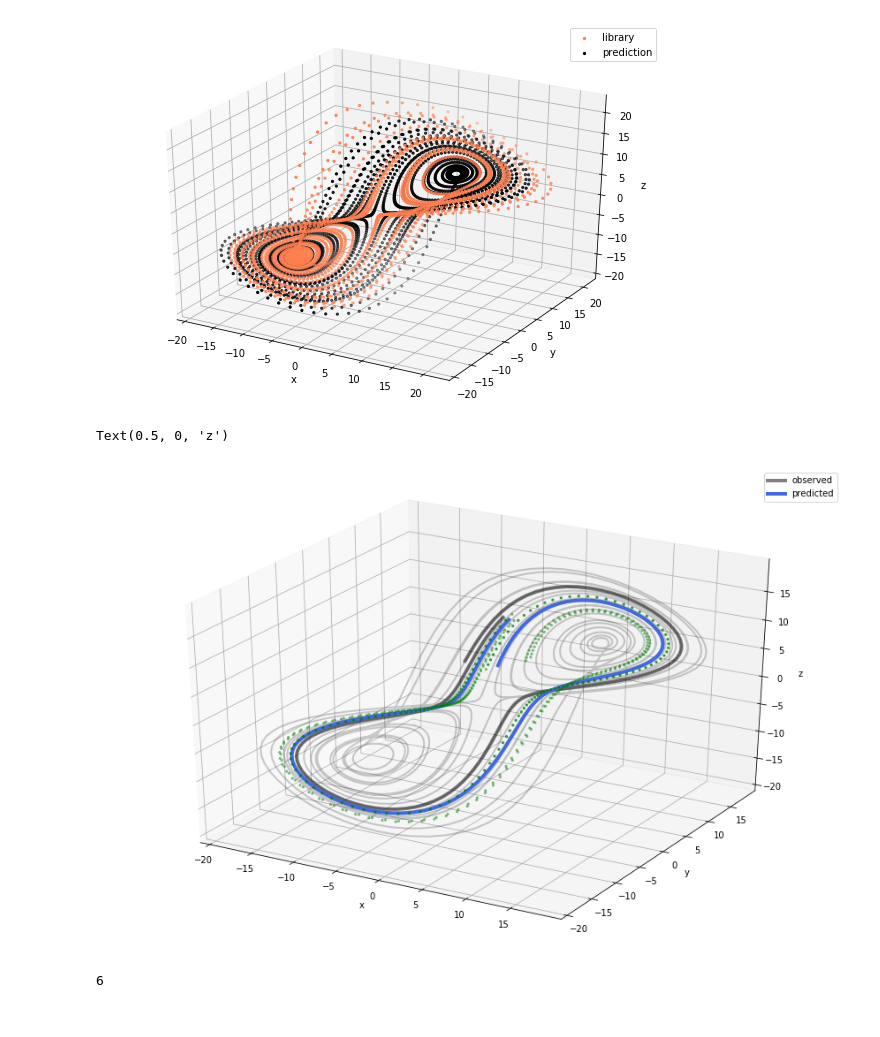
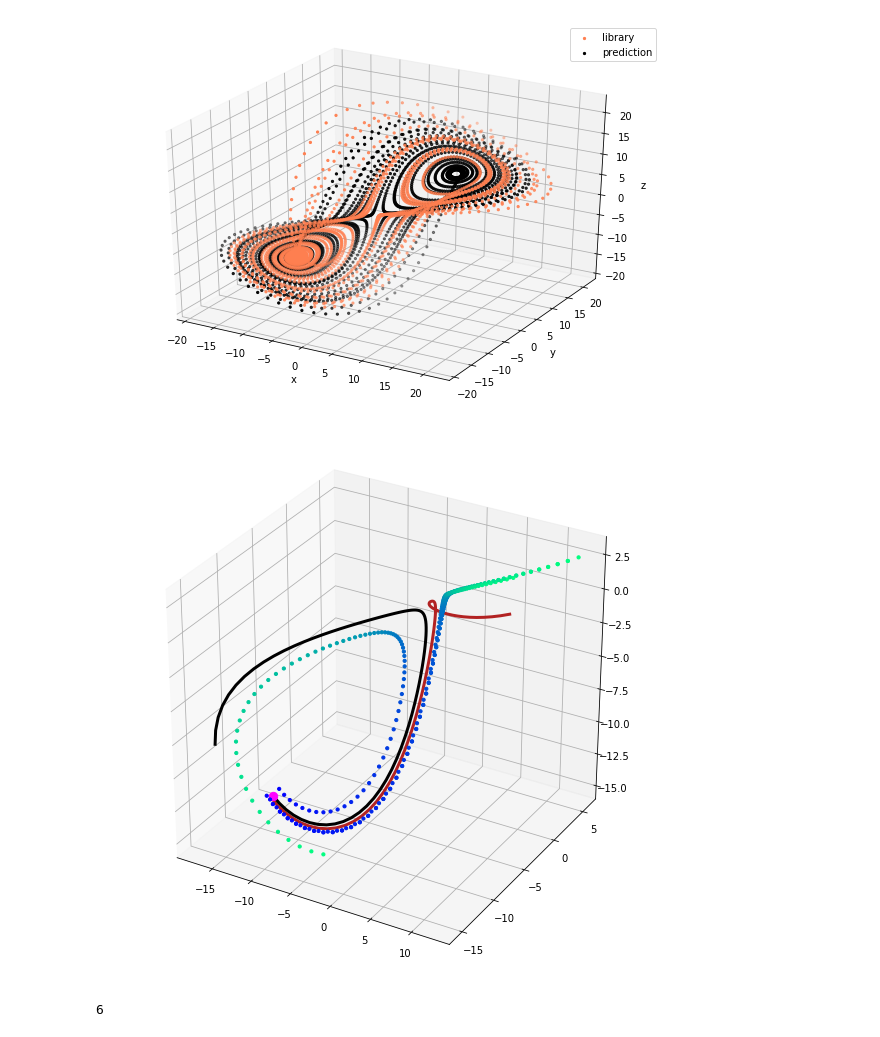
Before and after one commit to dafishcode/empirical_dynamic_modelling, a Jupyter notebook: CCM_run.ipynb, the cells around one changed output. Drawn from its saved outputs; the diff is of its cells as text; code cells hidden in the pictures.

```diff
--- a/CCM_run.ipynb
+++ b/CCM_run.ipynb
@@ -94,0 +209,5 @@ plt.plot(zs, c = 'green')
+# %%
+k=200
+fig = plt.figure(figsize=(10,5))
+plt.plot(zs[1000-k:2700-k], c = 'k')
+plt.savefig(Ffig + 'lorenz_z_tau3.svg', transparent=True)
@@ -186,9 +307,10 @@ plt.show()
 
 from scipy import spatial
 
-num = 0
-t_start = 0
-t_end = 150
+num = 470 #Point you will start predicting from
+E = 3 #embedding dimension
+t_start = 0 #point from num where you will start predicting into the future
+t_end = 80 #point from num when you will stop predicting
 
 x_tp_pred_m = np.zeros((len(range(t_start,t_end)), 3))
 
@@ -197,46 +319,47 @@ dist_mat = spatial.distance_matrix(pred_m, lib_m) #compute distances between all
 nn_num = E+1 #how many nearest neighbours to find
 current_point = pred_m[num]
 curr_dist = dist_mat[num]
 nn_ind = sorted(range(len(curr_dist)), key=lambda k: curr_dist[k])[:nn_num] #return indeces of nearest neighbours in library
 nn = lib_m[nn_ind] #positions of nearest neighbours in library, to current point in pred at t0
 nn_dist = dist_mat[num, nn_ind]  #distances of each nn to our pred point
 w_mat = np.exp(-1*(nn_dist/np.min(nn_dist))) #matrix of weights for each nn
 
 
 from matplotlib import cm
-colormap = cm.coolwarm(np.linspace(0, 1, len(range(t_start,t_end))))
+colormap = cm.winter(np.linspace(0, 1, len(range(t_start,t_end))))
 
 #Plot observed manifold
-fig = plt.figure(figsize = (15,10))
+fig = plt.figure(figsize = (10,10))
 ax = fig.add_subplot(111, projection='3d')
-ax.plot(pred_m[:,0],pred_m[:,1], pred_m[:,2], c = 'k', alpha = 0.2, lw = 2)
 
-#ax.scatter3D(current_point[0],current_point[1], current_point[2], s=20, c = 'red', label = 'Point of interest')
+ax.scatter3D(current_point[0],current_point[1], current_point[2], s=70, c = 'magenta', label = 'Point of interest')
 #ax.scatter3D(nn[:,0],nn[:,1],nn[:,2], s=5, c = 'k')
 
-
+count=0
 # Loop in time and predict
 for t in range(t_start, t_end):
     # Where do nn end up at t + n
     nn_ind_tp = np.array(nn_ind) + t #find indeces of neighbours in the future for simplex projection
     nn_tp = lib_m[nn_ind_tp] # locations of neighbours in future
     x_tp = pred_m[num][0] #Point I am trying to predict
     x_tp_pred = 0
     for nn_i in range(w_mat.shape[0]): #Loop through each nn and sum over the weight*position at tp
         x_tp_pred+= (w_mat[nn_i]/np.sum(w_mat))*nn_tp[nn_i]
 
-    x_tp_pred_m[t] = x_tp_pred
+    x_tp_pred_m[count] = x_tp_pred
+    #Plot nearest neighbours use to calculate position
+    ax.scatter3D(nn_tp[:,0],nn_tp[:,1],nn_tp[:,2], s=10, c =np.reshape(colormap[count], (1,4)), alpha = 1)
+    count+=1
 
-    #Plot nearest neighbours use to calculate position
-    ax.scatter3D(nn_tp[:,0],nn_tp[:,1],nn_tp[:,2], s=5, c ='green', alpha = 0.4)
 
 #Plot observed manifold
-ax.plot(pred_m[t_start:t_end,0],pred_m[t_start:t_end,1], pred_m[t_start:t_end,2], c = 'k', label = 'observed', alpha = 0.5, lw = 4)
-ax.plot(x_tp_pred_m[:,0], x_tp_pred_m[:,1],x_tp_pred_m[:,2], c = 'royalblue', lw = 4, label = 'predicted')
-ax.legend()
+ax.plot(x_tp_pred_m[:,0], x_tp_pred_m[:,1],x_tp_pred_m[:,2], c = 'firebrick', lw = 3, label = 'predicted')
+ax.plot(pred_m[num:num+t_end,0],pred_m[num:num+t_end,1], pred_m[num:num+t_end,2], c = 'k', label = 'observed', alpha = 1, lw = 3)
+
+
+plt.savefig(Ffig + 'simplex.svg', transparent=True)
 # %% [output]
-Text(0.5, 0, 'z')
-[figure, old version]
+[figure, new version]
 # %%
 # Find E = simplex project
 # Find the E at which the nearest neighbours at E+1 retain their positions
```
Also changed, not shown: parts of 27 cells of this notebook, 13 other files.
